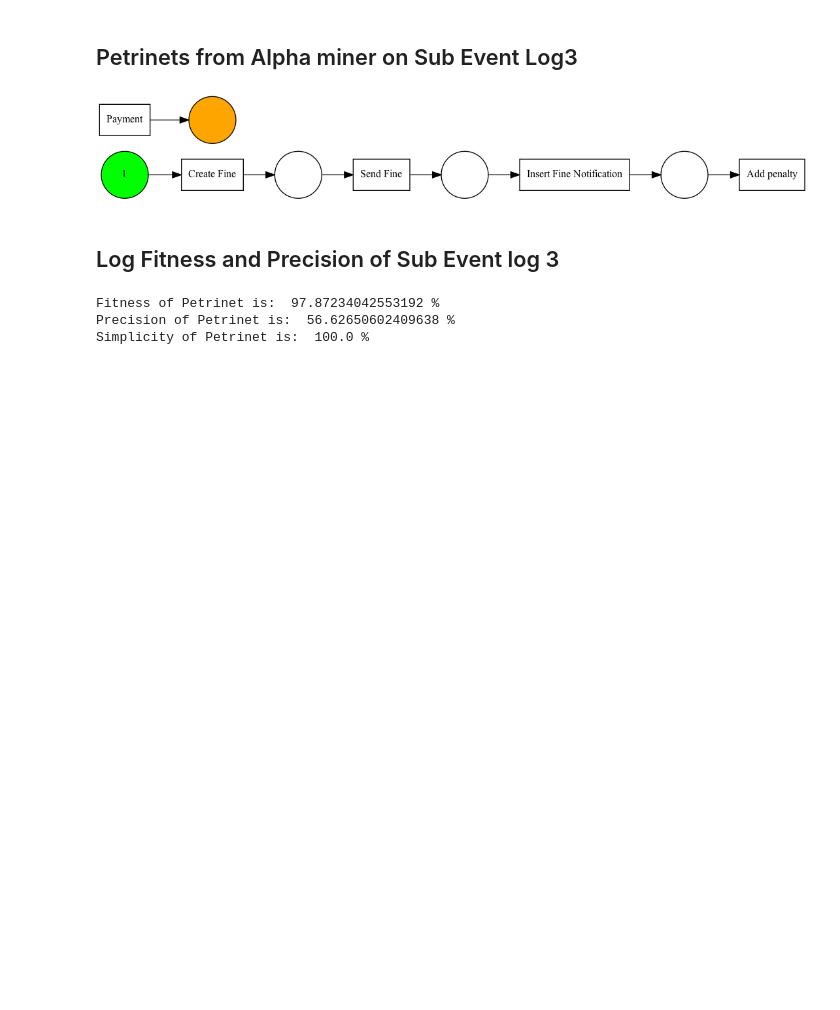
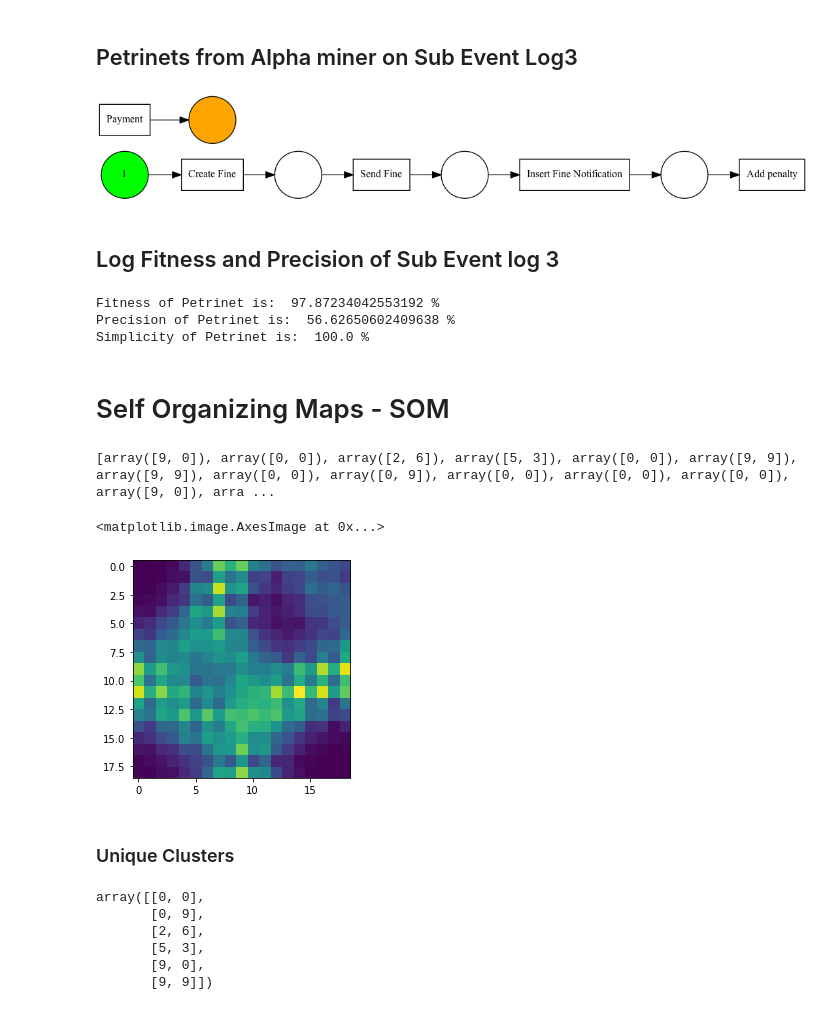
Before and after one commit to asadTariq666/Thesis-Trace-Clustering-Test-Project, a Jupyter notebook: Trace Clustering In Process Mining/Trace Clustering Road Traffic.ipynb, the cells around one changed output. Cells and saved outputs as stored; diff of their text form; code cells hidden in the pictures; blank space fills up the shorter version.

Commit message:
Added SOM Clustering

```diff
--- a/Trace Clustering In Process Mining/Trace Clustering Road Traffic.ipynb
+++ b/Trace Clustering In Process Mining/Trace Clustering Road Traffic.ipynb
@@ -854,3 +854,31 @@ print('Simplicity of Petrinet is: ', simp*100,'%')
 Fitness of Petrinet is:  97.87234042553192 %
 Precision of Petrinet is:  56.62650602409638 %
 Simplicity of Petrinet is:  100.0 %
+# %% [markdown]
+# Self Organizing Maps - SOM
+# %%
+import susi
+import numpy as np
+import matplotlib.pyplot as plt
+som = susi.SOMClustering()
+som.fit(np_vectors)
+umat = som.get_u_matrix()
+clusters = som.get_bmus(np_vectors)
+print(clusters)
+plt.imshow(np.squeeze(umat))
+# %% [output]
+[array([9, 0]), array([0, 0]), array([2, 6]), array([5, 3]), array([0, 0]), array([9, 9]), array([9, 9]), array([0, 0]), array([0, 9]), array([0, 0]), array([0, 0]), array([0, 0]), array([9, 0]), arra ...
+<matplotlib.image.AxesImage at 0x...>
+[figure, added]
+# %% [markdown]
+### Unique Clusters
+# %%
+unique_clusters = np.unique(clusters, axis=0)
+unique_clusters
+# %% [output]
+array([[0, 0],
+       [0, 9],
+       [2, 6],
+       [5, 3],
+       [9, 0],
+       [9, 9]])
```
